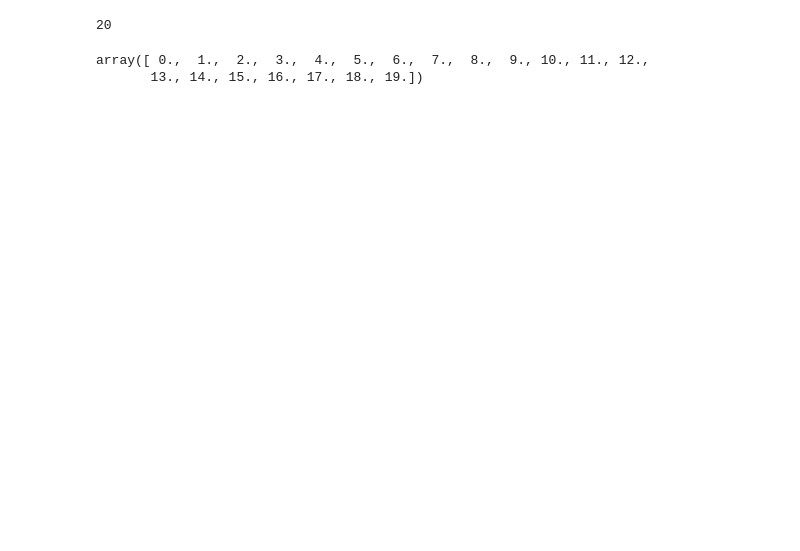
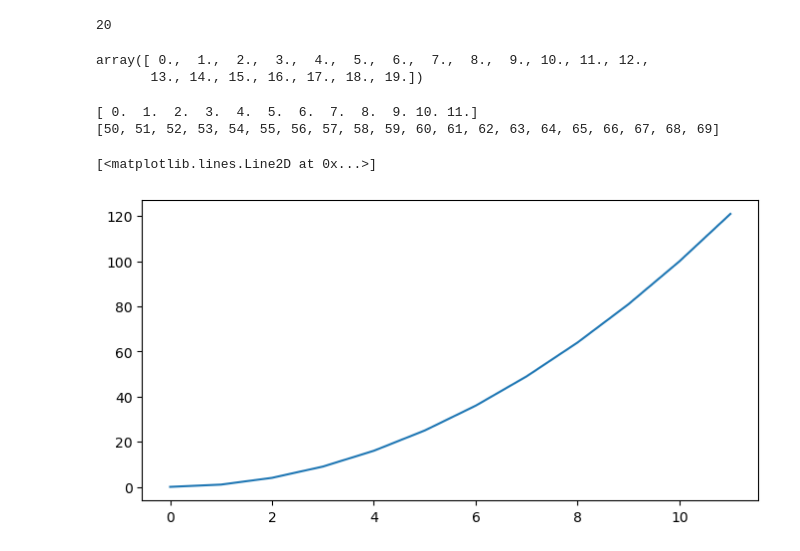
Before and after one commit to ximi2002/KNG_LAB, a Jupyter notebook: DiveIntoDeepLearning/matplotlib.ipynb, the cells around one changed output. Saved outputs shown, nothing was run; the diff lists cells and outputs as text; code cells hidden in the pictures; blank space fills up the shorter version.

```diff
--- a/DiveIntoDeepLearning/matplotlib.ipynb
+++ b/DiveIntoDeepLearning/matplotlib.ipynb
@@ -526,0 +521,9 @@ print(np)
+# %%
+print(np.linspace(0,11,12))
+print([i for i in range(50,70)])
+plt.plot(np.arange(12)**2)
+# %% [output]
+[ 0.  1.  2.  3.  4.  5.  6.  7.  8.  9. 10. 11.]
+[50, 51, 52, 53, 54, 55, 56, 57, 58, 59, 60, 61, 62, 63, 64, 65, 66, 67, 68, 69]
+[<matplotlib.lines.Line2D at 0x...>]
+[figure, added]
```
Also changed, not shown: parts of 55 cells of this notebook.
